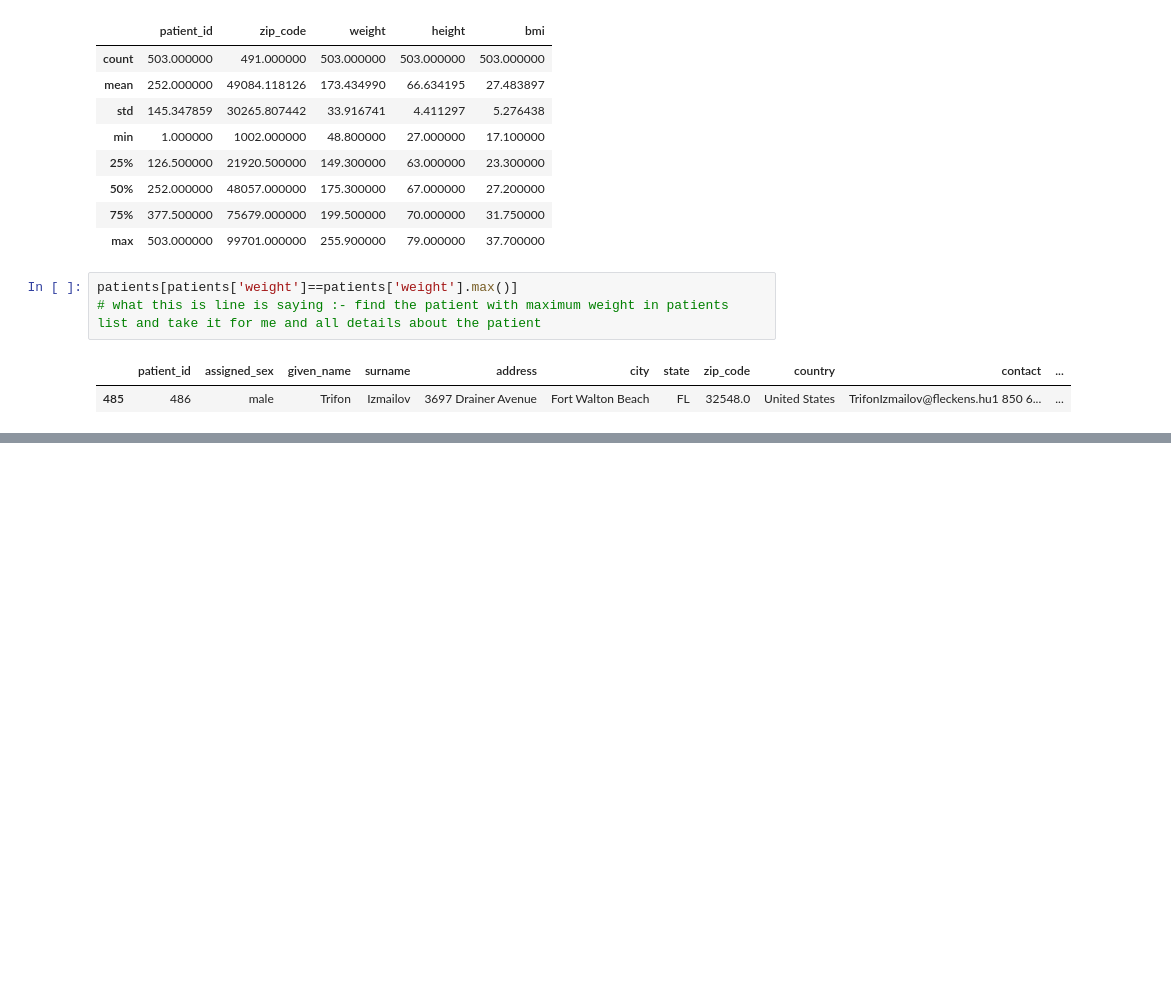
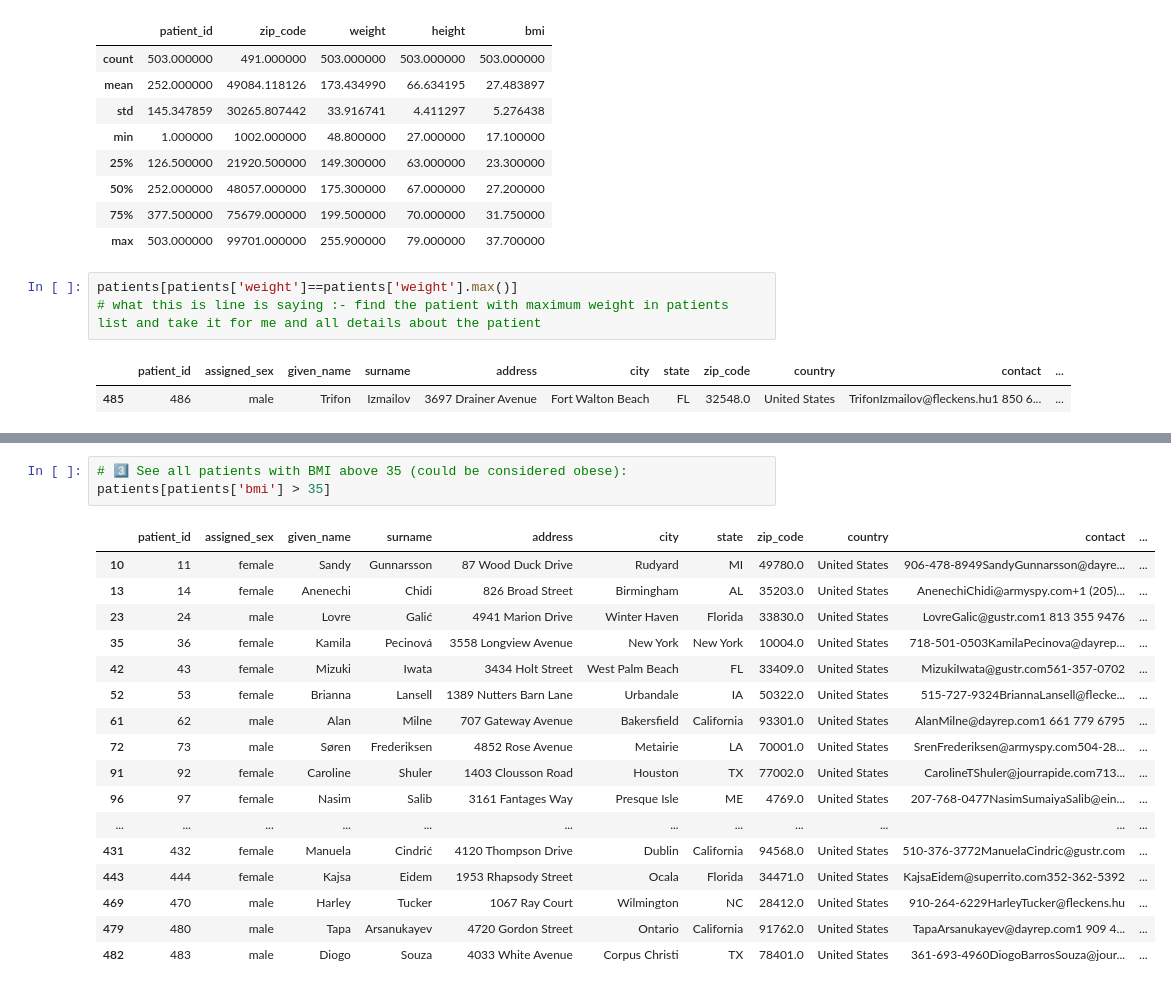
Before and after one commit to Priya-Rathor/Machine-learning, a Jupyter notebook: UnitOne/Datasets/data.ipynb, the cells around one changed output, grey strips where cells are left out. Drawn from its saved outputs; the diff is of its cells as text; blank space fills up the shorter version.

```diff
--- a/UnitOne/Datasets/data.ipynb
+++ b/UnitOne/Datasets/data.ipynb
@@ -154,0 +239,21 @@ patients[patients['weight']==patients['weight'].max()]
+# %%
+# 3️⃣ See all patients with BMI above 35 (could be considered obese):
+patients[patients['bmi'] > 35]
+# %% [output]
+|  | patient_id | assigned_sex | given_name | surname | address | city | state | zip_code | country | contact | ... |
+| 10 | 11 | female | Sandy | Gunnarsson | 87 Wood Duck Drive | Rudyard | MI | 49780.0 | United States | 906-478-8949SandyGunnarsson@dayre... | ... |
+| 13 | 14 | female | Anenechi | Chidi | 826 Broad Street | Birmingham | AL | 35203.0 | United States | AnenechiChidi@armyspy.com+1 (205)... | ... |
+| 23 | 24 | male | Lovre | Galić | 4941 Marion Drive | Winter Haven | Florida | 33830.0 | United States | LovreGalic@gustr.com1 813 355 9476 | ... |
+| 35 | 36 | female | Kamila | Pecinová | 3558 Longview Avenue | New York | New York | 10004.0 | United States | 718-501-0503KamilaPecinova@dayrep... | ... |
+| 42 | 43 | female | Mizuki | Iwata | 3434 Holt Street | West Palm Beach | FL | 33409.0 | United States | MizukiIwata@gustr.com561-357-0702 | ... |
+| 52 | 53 | female | Brianna | Lansell | 1389 Nutters Barn Lane | Urbandale | IA | 50322.0 | United States | 515-727-9324BriannaLansell@flecke... | ... |
+| 61 | 62 | male | Alan | Milne | 707 Gateway Avenue | Bakersfield | California | 93301.0 | United States | AlanMilne@dayrep.com1 661 779 6795 | ... |
+| 72 | 73 | male | Søren | Frederiksen | 4852 Rose Avenue | Metairie | LA | 70001.0 | United States | SrenFrederiksen@armyspy.com504-28... | ... |
+| 91 | 92 | female | Caroline | Shuler | 1403 Clousson Road | Houston | TX | 77002.0 | United States | CarolineTShuler@jourrapide.com713... | ... |
+| 96 | 97 | female | Nasim | Salib | 3161 Fantages Way | Presque Isle | ME | 4769.0 | United States | 207-768-0477NasimSumaiyaSalib@ein... | ... |
+| ... | ... | ... | ... | ... | ... | ... | ... | ... | ... | ... | ... |
+| 431 | 432 | female | Manuela | Cindrić | 4120 Thompson Drive | Dublin | California | 94568.0 | United States | 510-376-3772ManuelaCindric@gustr.com | ... |
+| 443 | 444 | female | Kajsa | Eidem | 1953 Rhapsody Street | Ocala | Florida | 34471.0 | United States | KajsaEidem@superrito.com352-362-5392 | ... |
+| 469 | 470 | male | Harley | Tucker | 1067 Ray Court | Wilmington | NC | 28412.0 | United States | 910-264-6229HarleyTucker@fleckens.hu | ... |
+| 479 | 480 | male | Tapa | Arsanukayev | 4720 Gordon Street | Ontario | California | 91762.0 | United States | TapaArsanukayev@dayrep.com1 909 4... | ... |
+| 482 | 483 | male | Diogo | Souza | 4033 White Avenue | Corpus Christi | TX | 78401.0 | United States | 361-693-4960DiogoBarrosSouza@jour... | ... |
```
Also changed, not shown: parts of 41 cells of this notebook.
